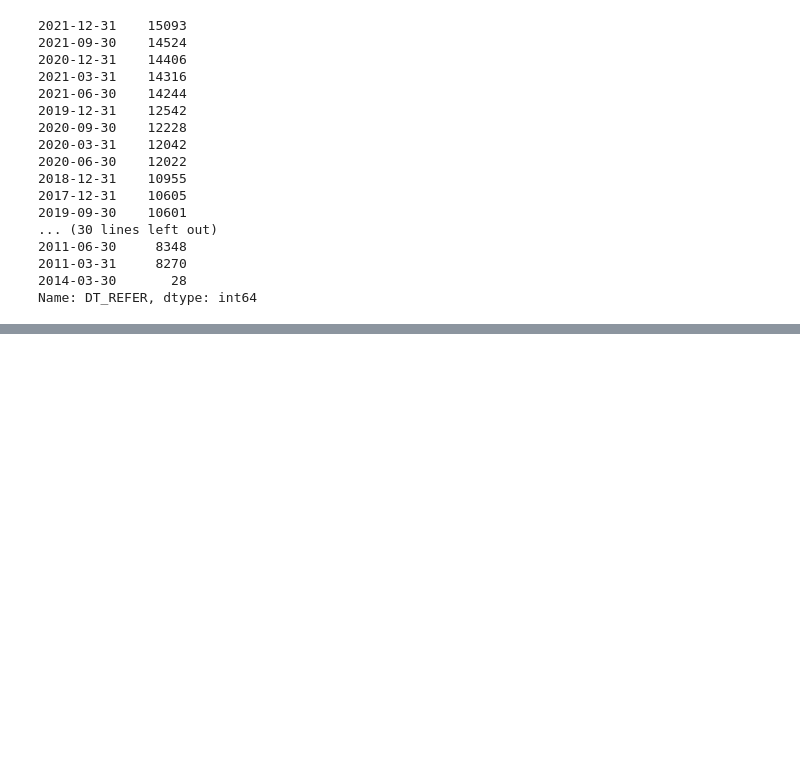
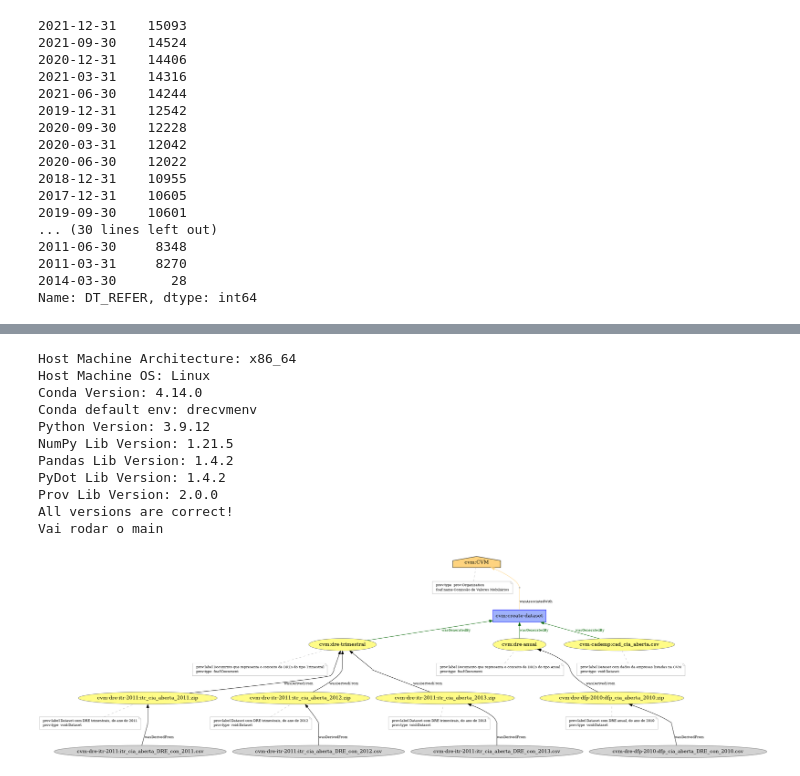
Before and after one commit to OBInvest/drecvm, a Jupyter notebook: drecvm.ipynb, the cells around one changed output, grey strips where cells are left out. Drawn from its saved outputs; the diff is of its cells as text; code cells hidden in the pictures; blank space fills up the shorter version.

```diff
--- a/drecvm.ipynb
+++ b/drecvm.ipynb
@@ -291,19 +364,5 @@ def createProvenance(agent, entity, activity, graph):
     docProv.serialize(entity + ".ttl", format='rdf', rdf_format='ttl')
 # %% [markdown]
 ## **Análise de Dados**
-# %%
-agent    = "Grupo02-Gil-Saulo-Valquire"                                         #PROV-Agent
-entity   = "DREs-CVM"                                                           #PROV-Entity
-activity = "TrabalhoFinalDisciplinaFundamentoDS-2022-2"                         #PROV-Activity
-graph = entity                                                                  #PROV-Graph
-
-def main():
-    if(checkingEnvironmentVersions(True)):
-        #executeExperiment()
-        createProvenance(agent, entity, activity, graph)
-
-# main() # condição suspensa para poder rodar no notebook local
-
-# Image(graph+\".png\") # condição suspensa para poder rodar no notebook local
 # %%
 ObInvest = criar_obinvest()
@@ -377 +443,24 @@ MIL    449845
 Name: ESCALA_MOEDA, dtype: int64
+# %%
+def main():
+    if(checkingEnvironmentVersions(True)):
+        print('Vai rodar o main')
+        #executeExperiment()
+        #createProvenance()
+
+main() # condição suspensa para poder rodar no notebook local
+
+Image("DRE-CVM-PROV.png")
+# %% [output]
+Host Machine Architecture: x86_64
+Host Machine OS: Linux
+Conda Version: 4.14.0
+Conda default env: drecvmenv
+Python Version: 3.9.12
+NumPy Lib Version: 1.21.5
+Pandas Lib Version: 1.4.2
+PyDot Lib Version: 1.4.2
+Prov Lib Version: 2.0.0
+All versions are correct!
+Vai rodar o main
+[figure, added]
```
Also changed, not shown: parts of 8 cells of this notebook.
